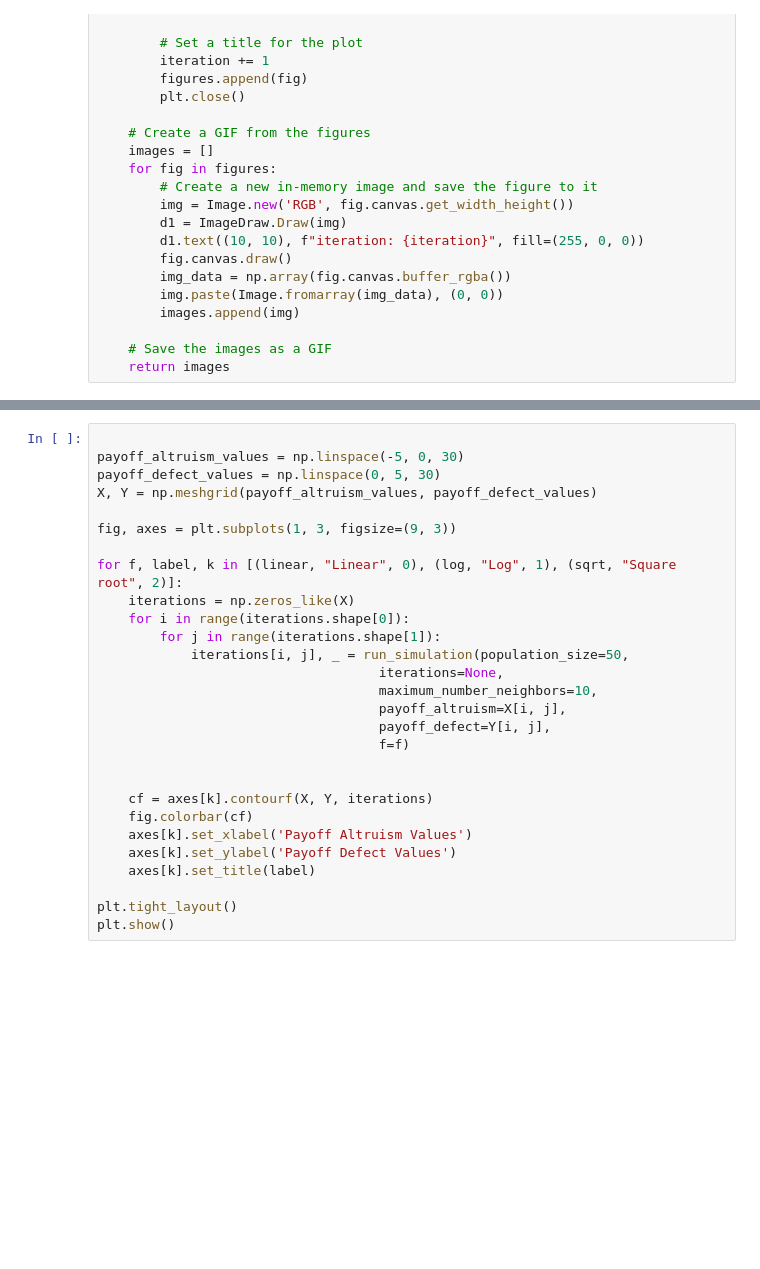
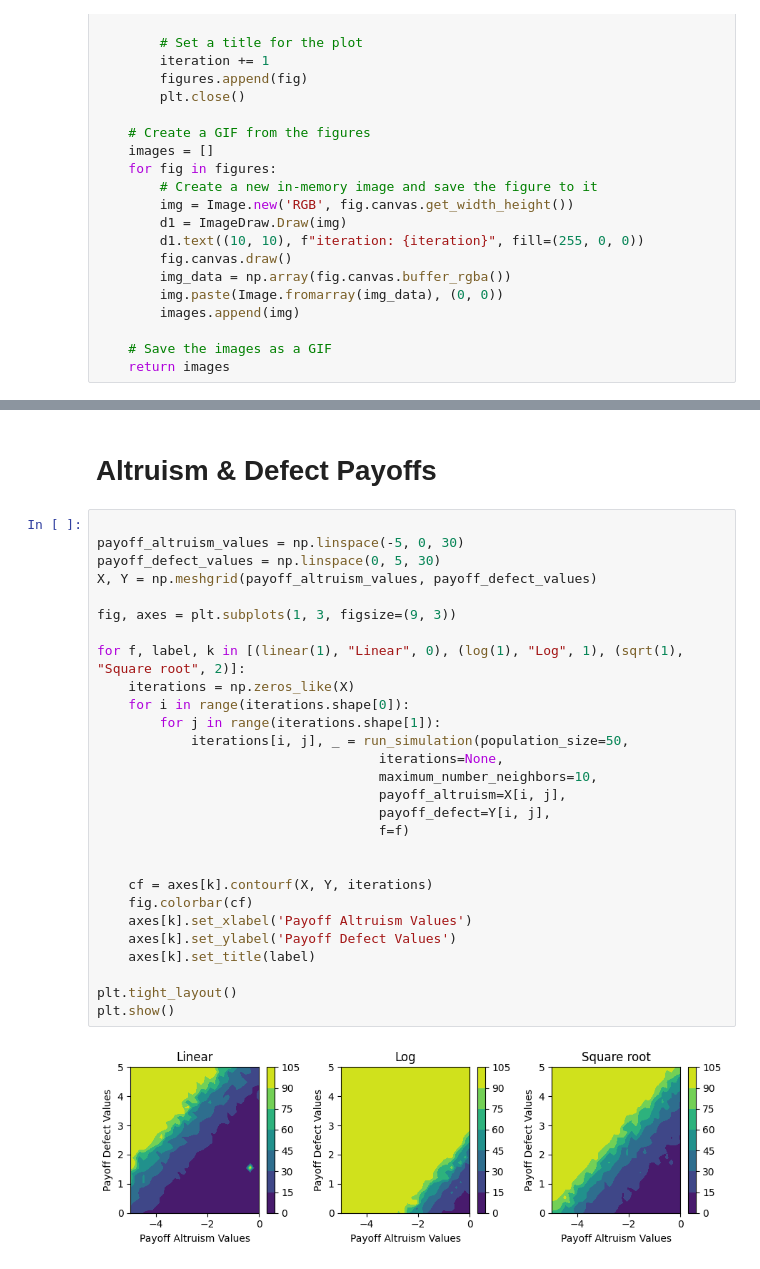
Before and after one commit to lizfrey/lollipop-moment, a Jupyter notebook: test.ipynb, the cells around one changed output, grey strips where cells are left out. Cells and saved outputs as stored; diff of their text form; blank space fills up the shorter version.

```diff
--- a/test.ipynb
+++ b/test.ipynb
@@ -149,28 +149,32 @@ plt.show()
+# %% [markdown]
+# Altruism & Defect Payoffs
 # %%
 
 payoff_altruism_values = np.linspace(-5, 0, 30)
 payoff_defect_values = np.linspace(0, 5, 30)
 X, Y = np.meshgrid(payoff_altruism_values, payoff_defect_values)
 
 fig, axes = plt.subplots(1, 3, figsize=(9, 3))
 
-for f, label, k in [(linear, "Linear", 0), (log, "Log", 1), (sqrt, "Square root", 2)]:
+for f, label, k in [(linear(1), "Linear", 0), (log(1), "Log", 1), (sqrt(1), "Square root", 2)]:
     iterations = np.zeros_like(X)
     for i in range(iterations.shape[0]):
         for j in range(iterations.shape[1]):
             iterations[i, j], _ = run_simulation(population_size=50,
                                     iterations=None,
                                     maximum_number_neighbors=10,
                                     payoff_altruism=X[i, j],
                                     payoff_defect=Y[i, j],
                                     f=f)
 
 
     cf = axes[k].contourf(X, Y, iterations)
     fig.colorbar(cf)
     axes[k].set_xlabel('Payoff Altruism Values')
     axes[k].set_ylabel('Payoff Defect Values')
     axes[k].set_title(label)
 
 plt.tight_layout()
 plt.show()
+# %% [output]
+[figure, added]
```
Also changed, not shown: parts of 3 cells of this notebook.
